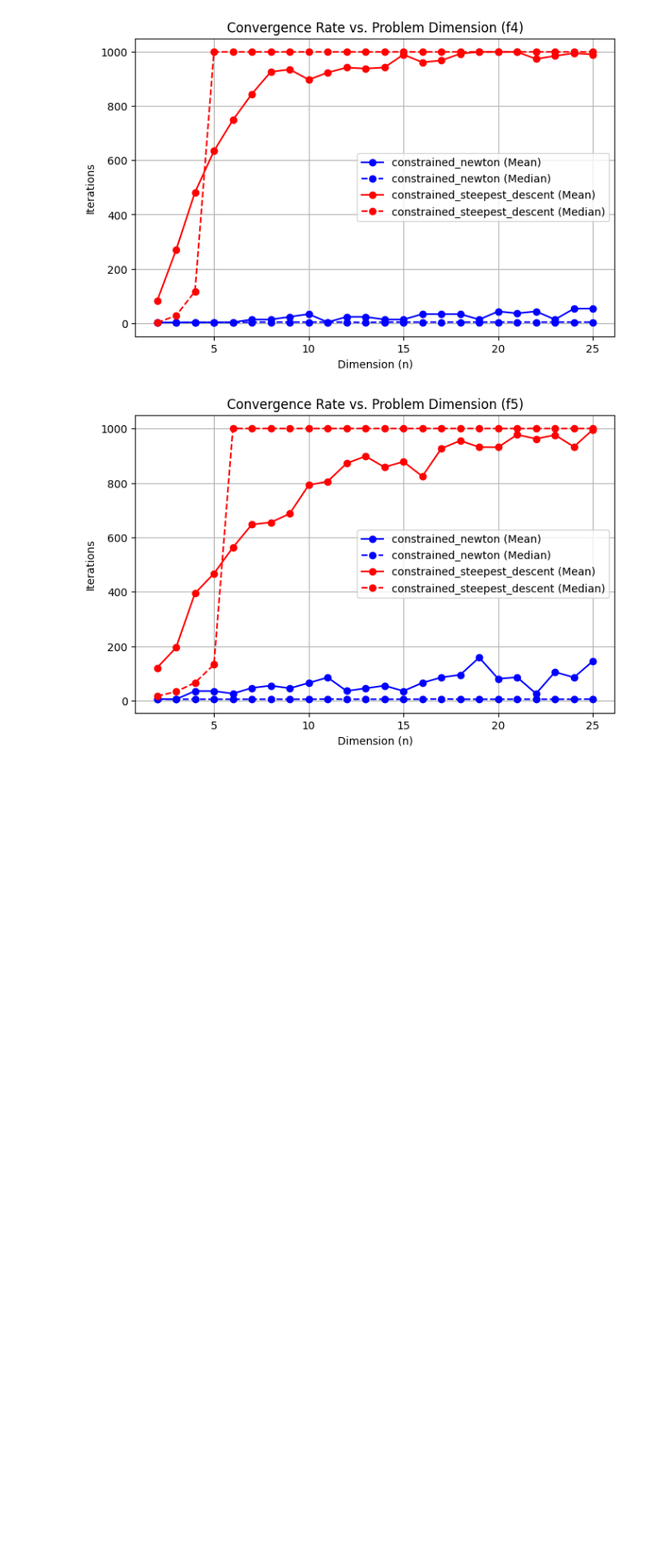
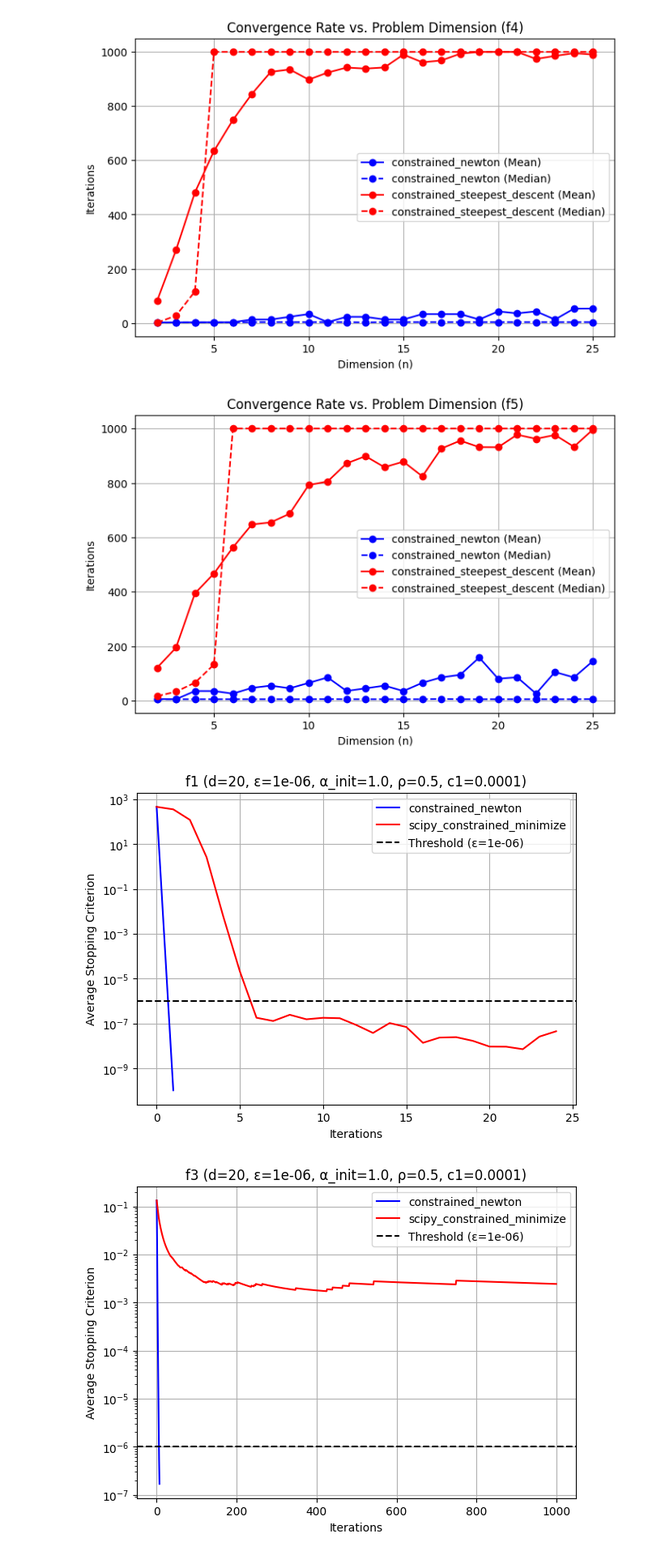
Before and after one commit to mVigholt/NO, a Jupyter notebook: Week 5/Assignment_5_v3.ipynb, the cells around one changed output. Shown at 81% size. Drawn from its saved outputs; the diff is of its cells as text; code cells hidden in the pictures; blank space fills up the shorter version.

```diff
--- a/Week 5/Assignment_5_v3.ipynb
+++ b/Week 5/Assignment_5_v3.ipynb
@@ -153,6 +153,8 @@ def test_optimizers_on_function_gradnorm(functions, optimizers, m, n, dimension,
                     _, grad_norms = opt(f, df, Hf, A, b, x0, tol=epsilon, max_iter=max_iter, alpha_init=alpha_init, rho=rho, c1=c1)
                 elif opt.__name__ == 'constrained_steepest_descent':
                     _, grad_norms = opt(f, df, A, b, x0, tol=epsilon, max_iter=max_iter, c1=c1, rho=rho)
+                elif opt.__name__ == 'scipy_constrained_minimize':
+                    _, grad_norms = opt(f, df, A, b, x0, tol=epsilon, max_iter=max_iter)
                 else:
                     raise ValueError(f"Unknown optimizer: {opt.__name__}")
 
@@ -277,3 +279,49 @@ test_optimizers_on_function_dim(functions, optimizers, n_values,  epsilon=1e-6,
 [figure]
 [figure]
 [figure]
+# %%
+import scipy.optimize as optimize
+
+def scipy_constrained_minimize(f, df, A, b, x0, tol=1e-6, max_iter=1000, alpha_init=1.0, rho=0.5, c1=1e-4):
+    """
+    Use scipy.optimize.minimize with equality constraints and track gradient norms
+    """
+    n = len(x0)
+    xs = []
+    grad_norms = []
+
+    # Define the projection matrix for gradient calculation
+    P = np.eye(n) - A.T @ np.linalg.inv(A @ A.T) @ A
+
+    def logging_f(x):
+        xs.append(x.copy())
+        # Calculate projected gradient norm
+        projected_gradient = P @ df(x)
+        norm = np.linalg.norm(projected_gradient)
+        grad_norms.append(norm)
+        return f(x)
+
+    # Define the constraint
+    constraints = [{'type': 'eq', 'fun': lambda x: A @ x + b, 'jac': lambda x: A}]
+
+    # Define the optimization problem
+    result = optimize.minimize(
+        logging_f, x0, jac=df, constraints=constraints,
+        method='trust-constr', options={'maxiter': max_iter, 'barrier_tol': tol}
+    )
+
+    return result.x, np.array(grad_norms)
+
+
+m,n = 19,20 # m should <= n
+
+
+functions = [(f1, df1, Hf1), (f3, df3, Hf3), (f4, df4, Hf4), (f5, df5, Hf5)]
+
+
+optimizers = [constrained_newton, scipy_constrained_minimize]
+
+test_optimizers_on_function_gradnorm(functions, optimizers, m, n, dimension=n, alpha_init=1.0, rho=0.5, c1=1e-4, epsilon=1e-6, max_iter=1000, num_runs=50)
+# %% [output]
+[figure, added]
+[figure, added]
```
Also changed, not shown: parts of 3 cells of this notebook.
